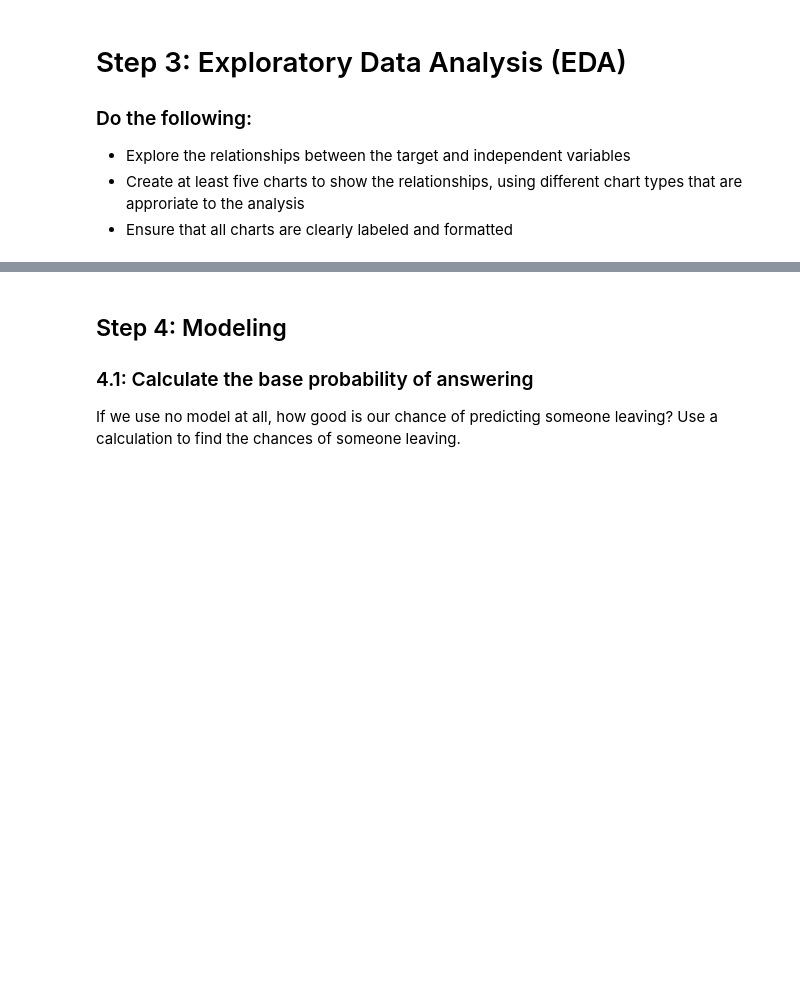
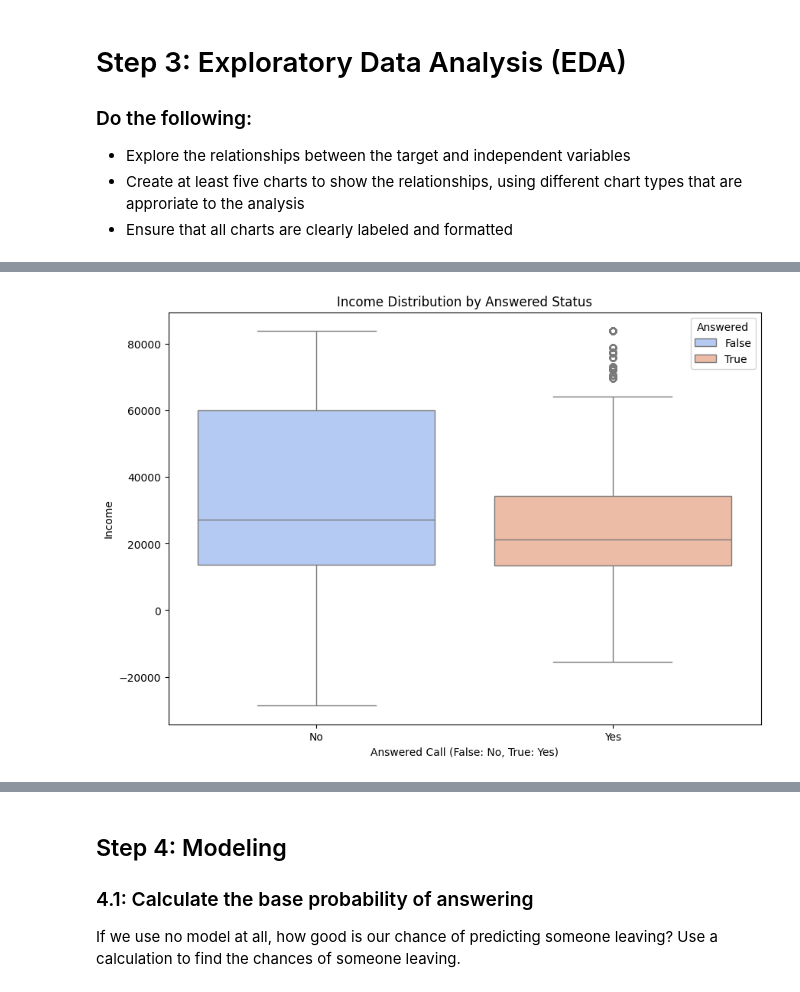
Before and after one commit to thornton330j/IS-4487, a Jupyter notebook: Assignments/assignment_10_ThorntonJackson.ipynb, the cells around one changed output, grey strips where cells are left out. Saved outputs shown, nothing was run; the diff lists cells and outputs as text; code cells hidden in the pictures; blank space fills up the shorter version.

```diff
--- a/Assignments/assignment_10_ThorntonJackson.ipynb
+++ b/Assignments/assignment_10_ThorntonJackson.ipynb
@@ -138,0 +248,12 @@ Data loaded successfully into DataFrame 'df'. First 5 rows:
+# %%
+# Chart 2: Income vs. Answered 🔧
+plt.figure(figsize=(10, 7))
+sns.boxplot(data=df_clean, x='answered', y='income', hue='answered', palette='coolwarm')
+plt.title('Income Distribution by Answered Status')
+plt.xlabel('Answered Call (False: No, True: Yes)')
+plt.ylabel('Income')
+plt.xticks(ticks=[0, 1], labels=['No', 'Yes'])
+plt.legend(title='Answered')
+plt.show()
+# %% [output]
+[figure, added]
```
Also changed, not shown: parts of 59 cells of this notebook.
